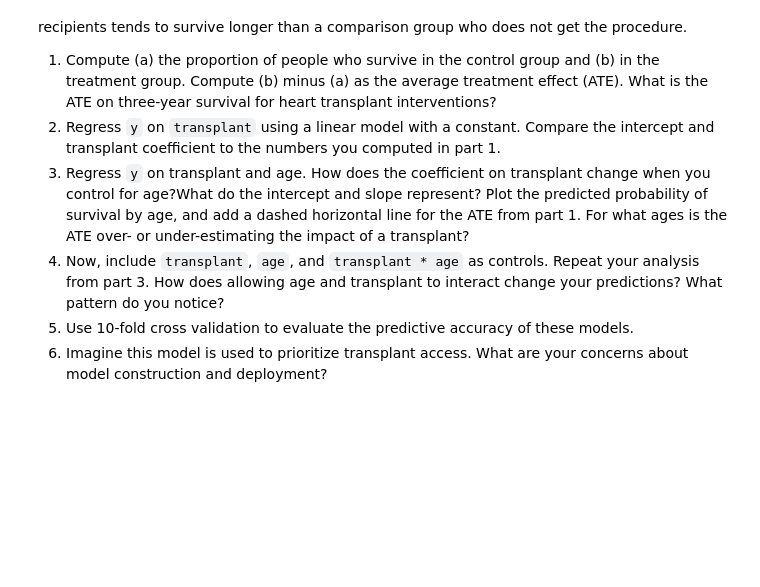
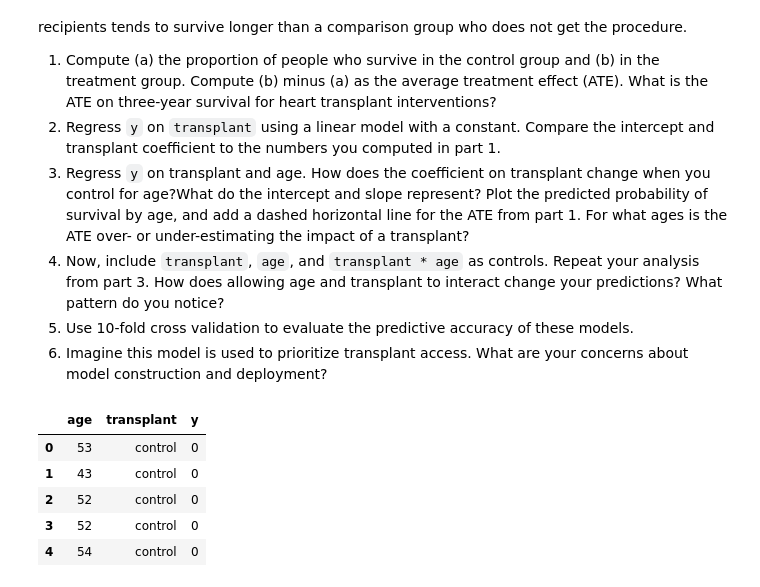
Before and after one commit to richarddo3/undergrad_ml_assignments, a Jupyter notebook: 03_assignment_linear_models.ipynb, the cells around one changed output. Saved outputs shown, nothing was run; the diff lists cells and outputs as text; code cells hidden in the pictures; blank space fills up the shorter version.

```diff
--- a/03_assignment_linear_models.ipynb
+++ b/03_assignment_linear_models.ipynb
@@ -316,3 +316,13 @@ Since a heart transplant is a dangerous operation and even people who successful
 4. Now, include `transplant`, `age`, and `transplant * age` as controls. Repeat your analysis from part 3. How does allowing age and transplant to interact change your predictions? What pattern do you notice?
 5. Use 10-fold cross validation to evaluate the predictive accuracy of these models.
 6. Imagine this model is used to prioritize transplant access. What are your concerns about model construction and deployment?
+# %%
+df = df.drop(columns=["Unnamed: 0"])
+df.head()
+# %% [output]
+|  | age | transplant | y |
+| 0 | 53 | control | 0 |
+| 1 | 43 | control | 0 |
+| 2 | 52 | control | 0 |
+| 3 | 52 | control | 0 |
+| 4 | 54 | control | 0 |
```
Also changed, not shown: parts of 18 cells of this notebook.
